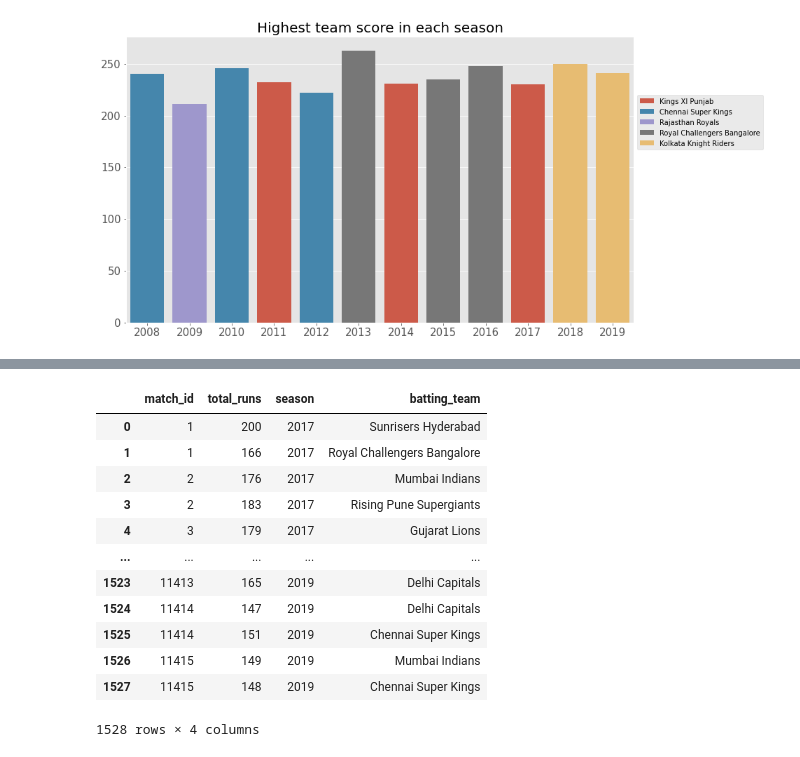
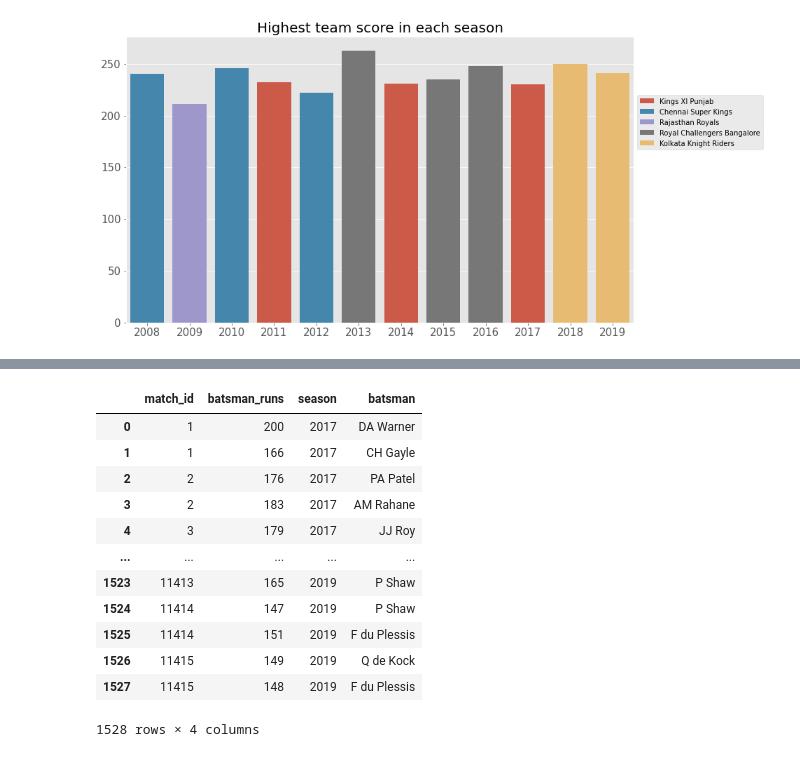
Before and after one commit to sakshamj74/IPL-Analysis, a Jupyter notebook: Deliveries.ipynb, the cells around one changed output, grey strips where cells are left out. Saved outputs shown, nothing was run; the diff lists cells and outputs as text; code cells hidden in the pictures.

Commit message:
highest-batsman-score-each-season_

```diff
--- a/Deliveries.ipynb
+++ b/Deliveries.ipynb
@@ -282,23 +282,23 @@ for match_no in deliveries['match_id'].unique():
 # %%
 df1 = pd.DataFrame()
 df1['match_id'] = matches
-df1['total_runs'] = runs
+df1['batsman_runs'] = runs
 df1['season'] = [matches_dataset[ matches_dataset['id']==i ]['season'].unique()[0] for i in matches]
-df1['batting_team'] = batting_team
+df1['batsman'] = batsman_name
 
 
 df1
 # %% [output]
-|  | match_id | total_runs | season | batting_team |
-| 0 | 1 | 200 | 2017 | Sunrisers Hyderabad |
-| 1 | 1 | 166 | 2017 | Royal Challengers Bangalore |
-| 2 | 2 | 176 | 2017 | Mumbai Indians |
-| 3 | 2 | 183 | 2017 | Rising Pune Supergiants |
-| 4 | 3 | 179 | 2017 | Gujarat Lions |
+|  | match_id | batsman_runs | season | batsman |
+| 0 | 1 | 200 | 2017 | DA Warner |
+| 1 | 1 | 166 | 2017 | CH Gayle |
+| 2 | 2 | 176 | 2017 | PA Patel |
+| 3 | 2 | 183 | 2017 | AM Rahane |
+| 4 | 3 | 179 | 2017 | JJ Roy |
 | ... | ... | ... | ... | ... |
-| 1523 | 11413 | 165 | 2019 | Delhi Capitals |
-| 1524 | 11414 | 147 | 2019 | Delhi Capitals |
-| 1525 | 11414 | 151 | 2019 | Chennai Super Kings |
-| 1526 | 11415 | 149 | 2019 | Mumbai Indians |
-| 1527 | 11415 | 148 | 2019 | Chennai Super Kings |
+| 1523 | 11413 | 165 | 2019 | P Shaw |
+| 1524 | 11414 | 147 | 2019 | P Shaw |
+| 1525 | 11414 | 151 | 2019 | F du Plessis |
+| 1526 | 11415 | 149 | 2019 | Q de Kock |
+| 1527 | 11415 | 148 | 2019 | F du Plessis |
 1528 rows × 4 columns
```
Also changed, not shown: parts of 3 cells of this notebook.
